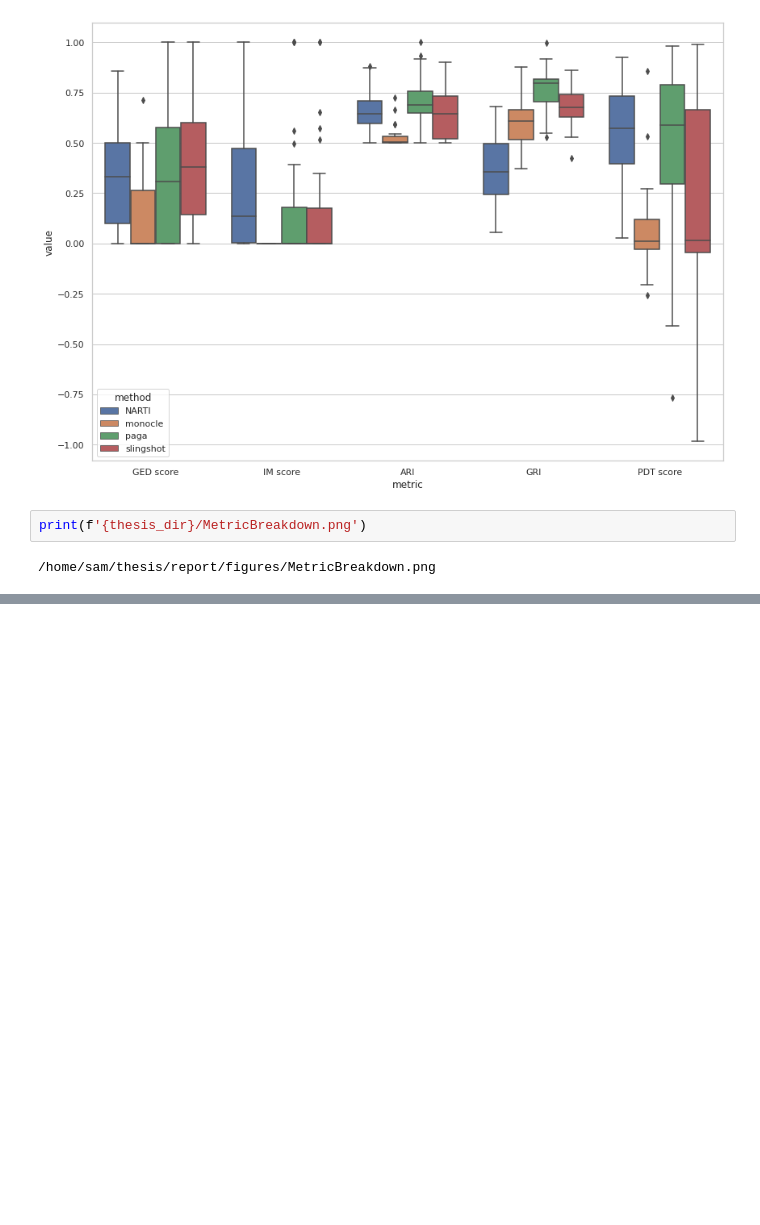
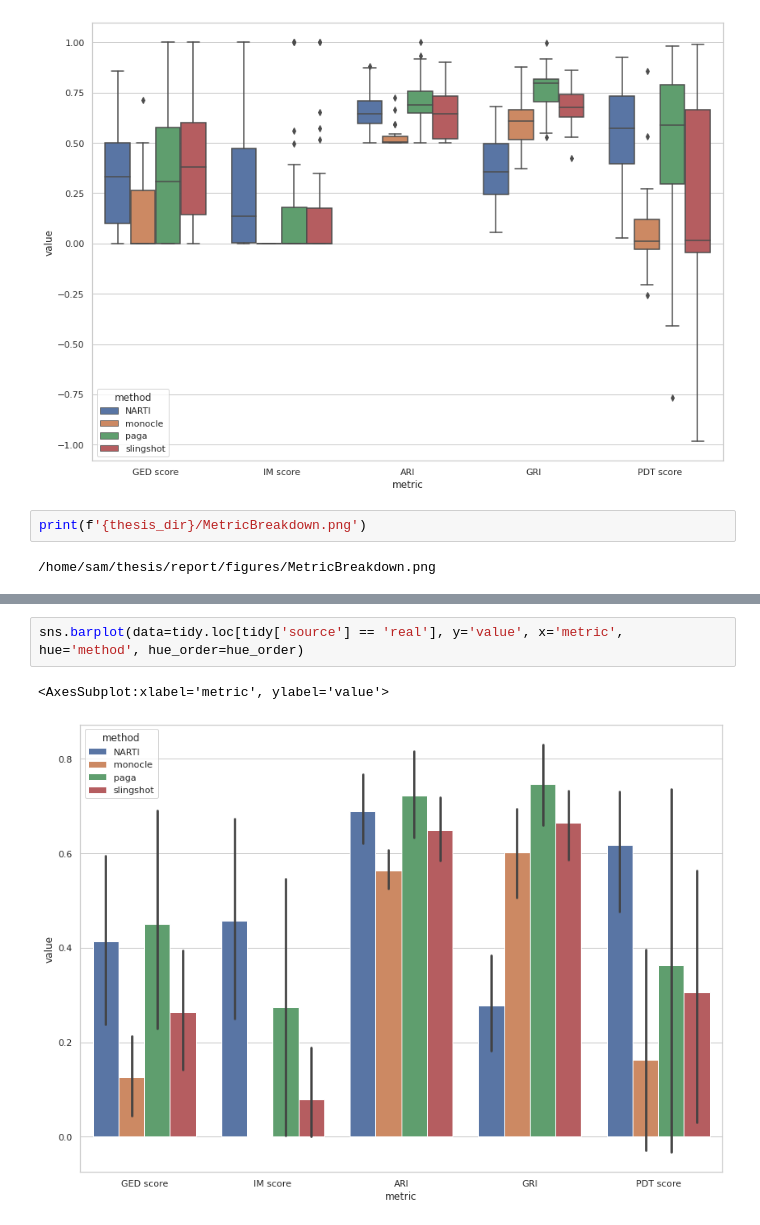
Before and after one commit to samconsidine/neural-execution-for-trajectory-inference, a Jupyter notebook: benchmarking/notebooks/results_analysis.ipynb, the cells around one changed output, grey strips where cells are left out. Saved outputs shown, nothing was run; the diff lists cells and outputs as text; blank space fills up the shorter version.

```diff
--- a/benchmarking/notebooks/results_analysis.ipynb
+++ b/benchmarking/notebooks/results_analysis.ipynb
@@ -90,0 +91,5 @@ plt.savefig(f'{thesis_dir}/TopologyBreakdown.png')
+# %%
+sns.barplot(data=tidy.loc[tidy['source'] == 'real'], y='value', x='metric', hue='method', hue_order=hue_order)
+# %% [output]
+<AxesSubplot:xlabel='metric', ylabel='value'>
+[figure, added]
```
Also changed, not shown: parts of 1 cell of this notebook, 2 other files.
